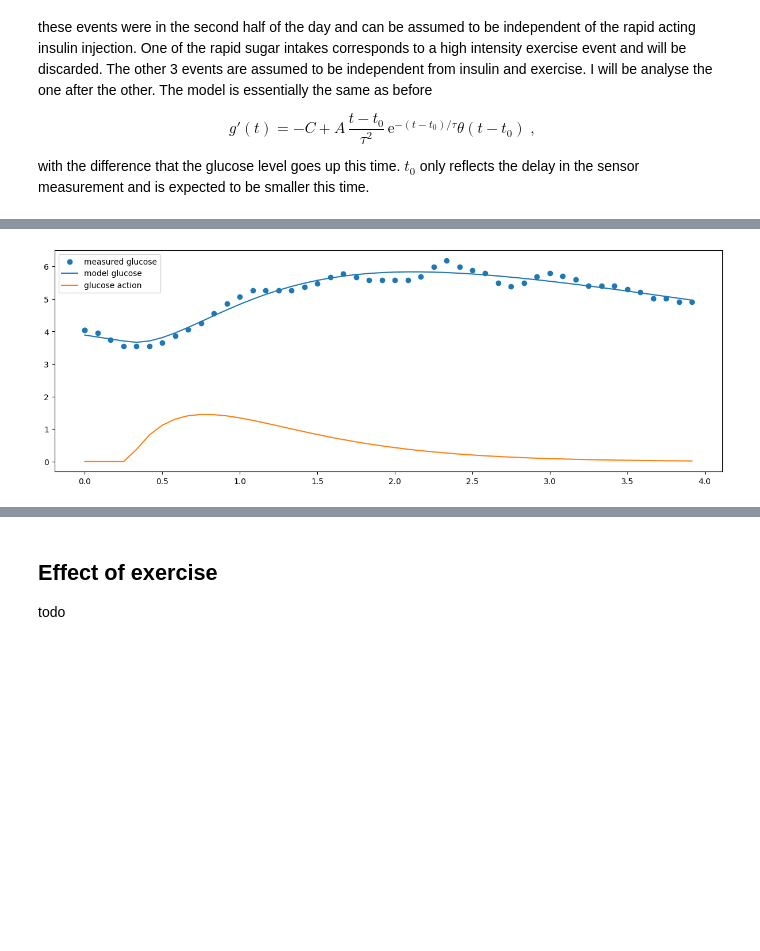
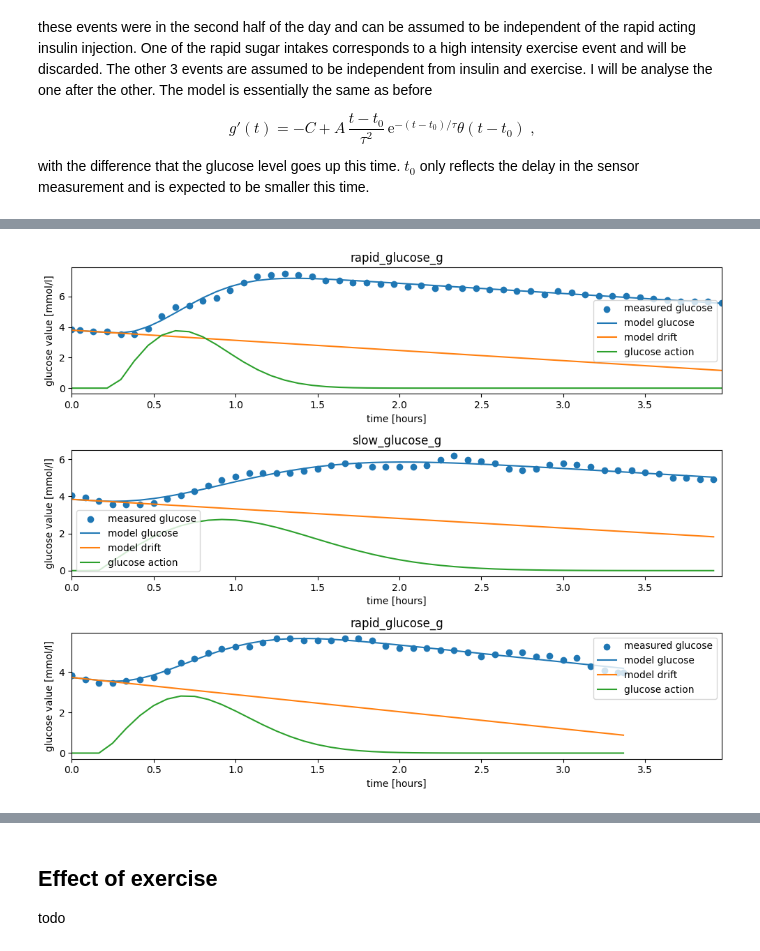
Before and after one commit to sethyvenatem/blood_sugar_fast_day, a Jupyter notebook: fast_day.ipynb, the cells around one changed output, grey strips where cells are left out. Saved outputs shown, nothing was run; the diff lists cells and outputs as text; code cells hidden in the pictures; blank space fills up the shorter version.

```diff
--- a/fast_day.ipynb
+++ b/fast_day.ipynb
@@ -400,7 +394,7 @@ data = data.sort_index()
 
 # Make a dictionary with the three carb intake events.
 carb_events_start = [data[data['EventType'] == 'rapid_glucose_g'].index[0], data[data['EventType'] == 'slow_glucose_g'].index[0], data[data['EventType'] == 'rapid_glucose_g'].index[-1]]
-events = {}
+events = []
 for ev in carb_events_start:
     ev_end = data[(data['EventType'] != 'glucose_measurement') & (data['EventType'] != 'calibration') & (data.index >= ev)].iloc[1].name
     data = pd.concat([pd.DataFrame([[np.nan,np.nan,'glucose_measurement']],index = [ev,ev_end], columns = ['Value','calibrated_glucose','EventType']),data]).sort_index()
@@ -410,7 +404,10 @@ for ev in carb_events_start:
     temp['elapsed_time_h'] = (temp.index-temp.index[0]).total_seconds()/(3600)
     temp = temp[temp['elapsed_time_h']<4]
     temp.index.name = ev
-    events[ev] = temp
+    events.append(temp)
+
+for ev, type in zip(events,['rapid_glucose_g','slow_glucose_g','rapid_glucose_g']):
+    ev.columns.name = type
 # %%
 def theta(x):
     # I use a smooth version of the heavside function to avoid tripping the fit algorithm.
@@ -424,13 +421,19 @@ def tofit(t,C, g0,t0,A,tau):
         )
 
 def glucose_action(t,C, g0,t0,A,tau):
-    # This is the insulin action. I multiply it by tau so that is has the same units as the glucose values (mmol/l).
+    # This is the glucose action. I multiply it by tau so that is has the same units as the glucose values (mmol/l).
     return tau*A*(t-t0)*theta(t-t0)*np.exp(-(t-t0)/tau)/(tau**2)
+
+def tofit_square(t,C, g0,t0,A,tau):
+    # This is an alternative model.
+    return g0-C*t+theta(t-t0)*A*(1-np.exp(-(t-t0)**2/tau**2))/2
+
+def glucose_action_square(t,C, g0,t0,A,tau):
+    # This is the corresponding glucose action. I multiply it by tau so that is has the same units as the glucose values (mmol/l).
+    return tau*A*(t-t0)*theta(t-t0)*np.exp(-(t-t0)**2/tau**2)/(tau**2)
 
 epsilon = 0.2
 def to_zero(x):
     # finding x so that this returns zero provides the time when the glucose level has decreased by 1-epsilon.
     return (1+x)*np.exp(-x)-epsilon
-
-events_description = pd.DataFrame(['rapid_glucose_g','slow_glucose_g','rapid_glucose_g'],index = [0,1,2],columns = ['EventType'])
 # %%
@@ -476,30 +483,39 @@ After about 0.995 hours, the blood sugar has gone up by 80.0% of it total increa
 # %%
-data = list(events.values())[1]
+fig, axs = plt.subplots(3)
+fig.set_figheight(8)
+fig.set_figwidth(10)
 
-popt, _ = curve_fit(tofit, data['elapsed_time_h'],data['calibrated_glucose'], p0 = [0, 3,0.75,4,0.6])
-time_solution = fsolve(to_zero, 1)
+max_time = 0
+for ev in events:
+    max_time = max(max_time,ev['elapsed_time_h'].max())
 
-fig, axs = plt.subplots(1)
-fig.set_figheight(5)
-fig.set_figwidth(15)
+events_description = pd.DataFrame(['rapid_glucose_g','slow_glucose_g','rapid_glucose_g'],index = [0,1,2],columns = ['EventType'])
 
-axs.scatter(data['elapsed_time_h'],data['calibrated_glucose'], label = 'measured glucose')
-axs.plot(data['elapsed_time_h'],tofit(data['elapsed_time_h'], *popt), label = 'model glucose')
-axs.plot(data['elapsed_time_h'],glucose_action(data['elapsed_time_h'], *popt), label = 'glucose action')
-axs.legend();
+for ind, ev in enumerate(events):
 
-events_description.loc[1,['mae','mse','Slow drift [mmmol/(lh)]','Action delay [minutes]','Action time scale [minutes]','Total glucose increase [mmol/l]','Time to '+str(100*(1-epsilon))+'% [hours]']] = ([round(np.abs(data['calibrated_glucose']-tofit(data['elapsed_time_h'], *popt)).mean(),3),
-round((((data['calibrated_glucose']-tofit(data['elapsed_time_h'], *popt))**2).mean()**0.5),3),
-round(popt[0],3),
-round(popt[2]*60,3),
-round(popt[4]*60,3),
-round(popt[3],3),round(popt[2]+popt[4]*time_solution[0],3)])
-print('Mae and Mse fit scores [mmol/l]:',round(np.abs(data['calibrated_glucose']-tofit(data['elapsed_time_h'], *popt)).mean(),3), round((((data['calibrated_glucose']-tofit(data['elapsed_time_h'], *popt))**2).mean()**0.5),3))
-print('Slow drift [mmmol/(lh)]:',round(popt[0],3))
-print('Over the total time below, the drift decrease the blod sugar by',round(popt[0]*data.iloc[-1]['elapsed_time_h'],3),'mmol/l.')
-print('Action delay [minutes]:', round(popt[2]*60,3))
-print('Action time scale [minutes]:', round(popt[4]*60,3))
-print('Total glucose increase [mmol/l]:',round(popt[3],3))
-print('Start and end values (without the drift) [mmol/l]:',round(popt[1],3),round(popt[1]+popt[3],3))
-print('After about',round(popt[2]+popt[4]*time_solution[0],3),'hours, the blood sugar has gone up by', str(100*(1-epsilon))+'% of it total increase.')
+    popt, _ = curve_fit(tofit_square, ev['elapsed_time_h'],ev['calibrated_glucose'], p0 = [0, 3,0.75,4,0.6])
+    time_solution = [(-np.log(epsilon))**0.5]
+
+    axs[ind].scatter(ev['elapsed_time_h'],ev['calibrated_glucose'], label = 'measured glucose')
+    axs[ind].plot(ev['elapsed_time_h'],tofit_square(ev['elapsed_time_h'], *popt), label = 'model glucose')
+    axs[ind].plot(ev['elapsed_time_h'],popt[1]-popt[0]*ev['elapsed_time_h'], label = 'model drift')
+    axs[ind].plot(ev['elapsed_time_h'],glucose_action_square(ev['elapsed_time_h'], *popt), label = 'glucose action')
+    axs[ind].set_title(ev.columns.name)
+    axs[ind].set_xlim([0,max_time])
+    axs[ind].legend()
+    axs[ind].set_xlabel('time [hours]')
+    axs[ind].set_ylabel('glucose value [mmol/l]')
+
+    columns = ['mae','mse','Slow drift [mmmol/(lh)]','Action delay [minutes]','Action time scale [minutes]',
+               'Total glucose increase [mmol/l]','Time to '+str(100*(1-epsilon))+'% [hours]']
+    values = ([round(np.abs(ev['calibrated_glucose']-tofit_square(ev['elapsed_time_h'], *popt)).mean(),3),
+    round((((ev['calibrated_glucose']-tofit_square(ev['elapsed_time_h'], *popt))**2).mean()**0.5),3),
+    round(popt[0],3),
+    round(popt[2]*60,3),
+    round(popt[4]*60,3),
+    round(popt[3]/2,3),round(popt[2]+popt[4]*time_solution[0],3)])
+    events_description.loc[ind,columns] = values
+fig.tight_layout();
+
+events_description
 # %% [output]
@@ -514 +526 @@ After about 1.768 hours, the blood sugar has gone up by 80.0% of it total increa
-[figure, old version]
+[figure, new version]
```
Also changed, not shown: parts of 10 cells of this notebook.
